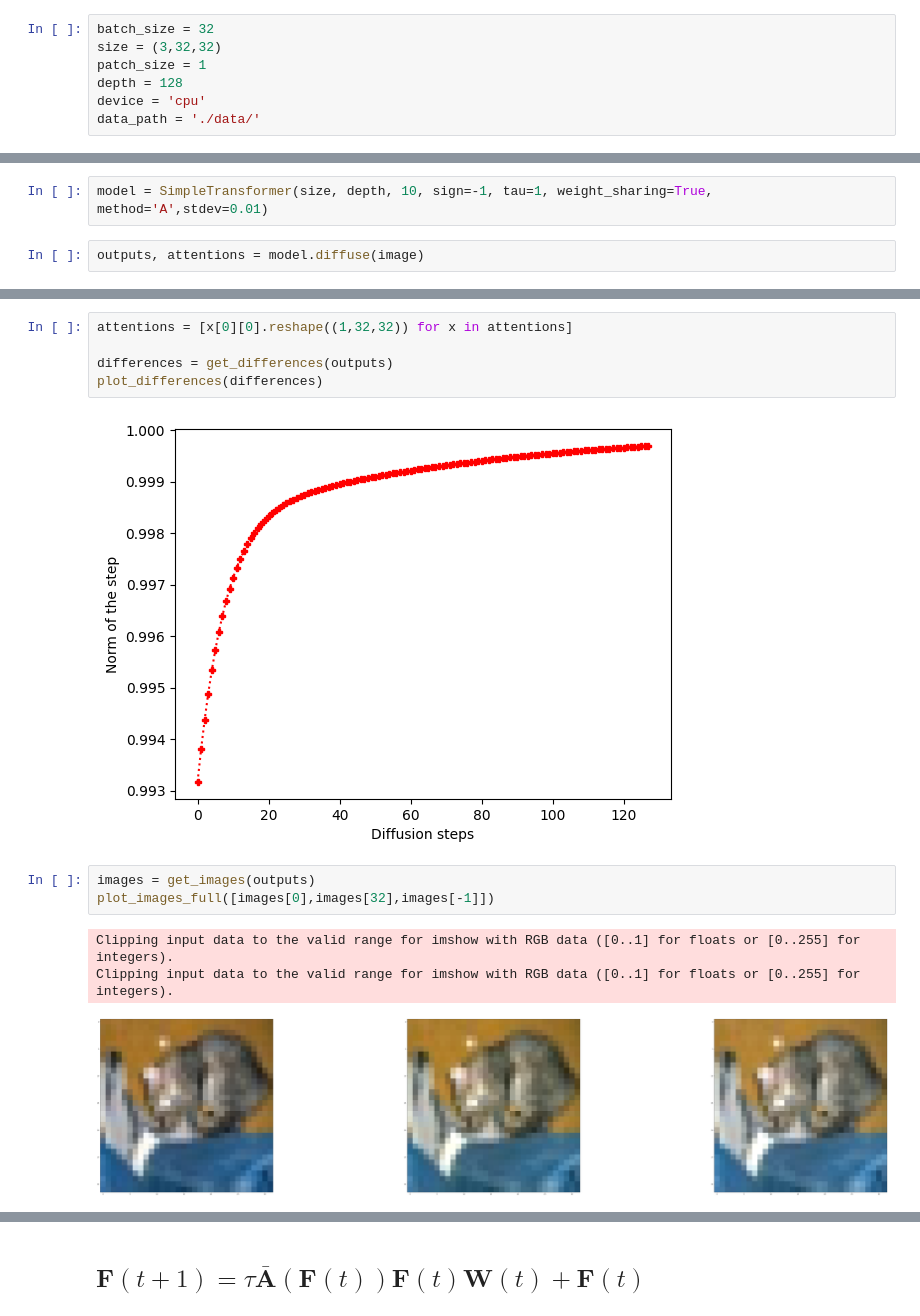
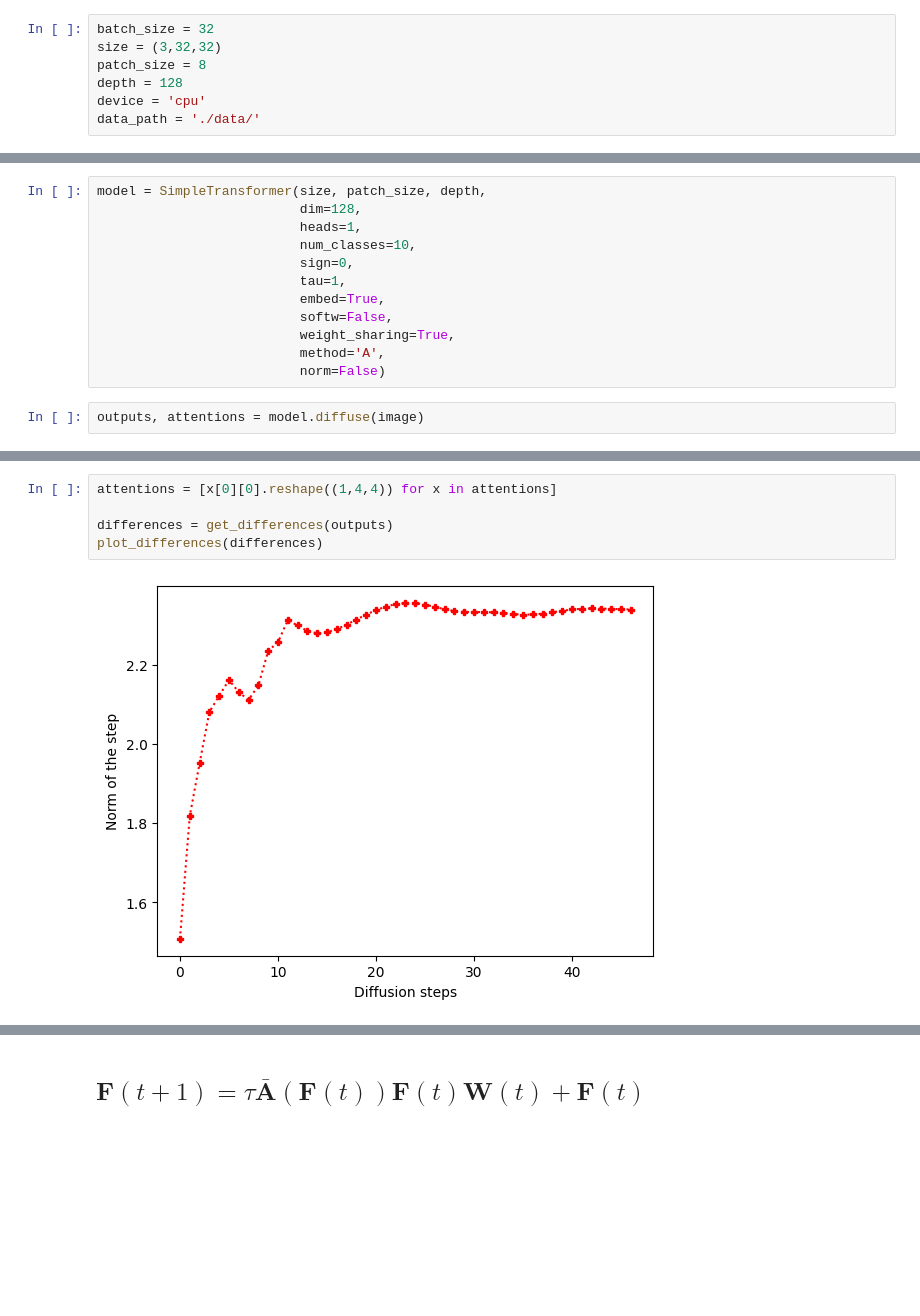
Before and after one commit to jean72human/transformers-as-gradient-flow, a Jupyter notebook: RandomExp2-SelfAttention.ipynb, the cells around one changed output, grey strips where cells are left out. Drawn from its saved outputs; the diff is of its cells as text; blank space fills up the shorter version.

Commit message:
simpletransformer ready

```diff
--- a/RandomExp2-SelfAttention.ipynb
+++ b/RandomExp2-SelfAttention.ipynb
@@ -18,7 +18,7 @@ from sklearn.metrics.pairwise import cosine_similarity
 # %%
 batch_size = 32
 size = (3,32,32)
-patch_size = 1
+patch_size = 8
 depth = 128
 device = 'cpu'
 data_path = './data/'
@@ -48,7 +48,17 @@ image = next(iter(val_loader))[0].to(device)
 # %% [markdown]
 ## $\mathbf{F}(t+1) = \tau \mathbf{A}(\mathbf{F}(t))\mathbf{F}(t)\mathbf{W}(t) + \mathbf{F}(t)$
 # %%
-model = SimpleTransformer(size, depth, 10, sign=-1, tau=1, weight_sharing=True, method='A',stdev=0.01)
+model = SimpleTransformer(size, patch_size, depth,
+                          dim=128,
+                          heads=1,
+                          num_classes=10,
+                          sign=0,
+                          tau=1,
+                          embed=True,
+                          softw=False,
+                          weight_sharing=True,
+                          method='A',
+                          norm=False)
 # %%
 outputs, attentions = model.diffuse(image)
 # %%
@@ -60,17 +70,10 @@ plot_similarities(similarities)
 # %%
-attentions = [x[0][0].reshape((1,32,32)) for x in attentions]
+attentions = [x[0][0].reshape((1,4,4)) for x in attentions]
 
 differences = get_differences(outputs)
 plot_differences(differences)
 # %% [output]
-[figure, old version]
+[figure, new version]
-# %%
-images = get_images(outputs)
-plot_images_full([images[0],images[32],images[-1]])
-# %% [output]
-Clipping input data to the valid range for imshow with RGB data ([0..1] for floats or [0..255] for integers).
-Clipping input data to the valid range for imshow with RGB data ([0..1] for floats or [0..255] for integers).
-[figure, removed]
 # %%
 plot_images_full([attentions[0],attentions[32],attentions[-1]])
 # %% [output]
```
Also changed, not shown: parts of 2 cells of this notebook, 9 other files.
